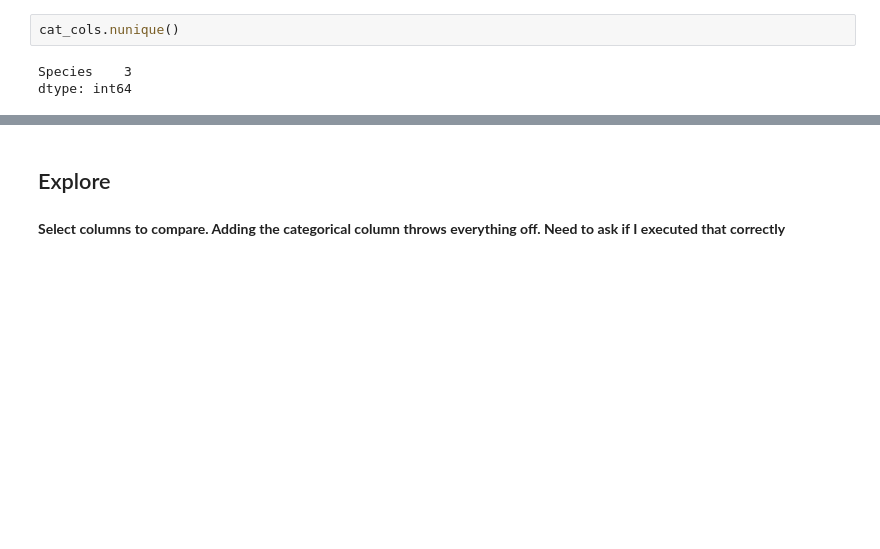
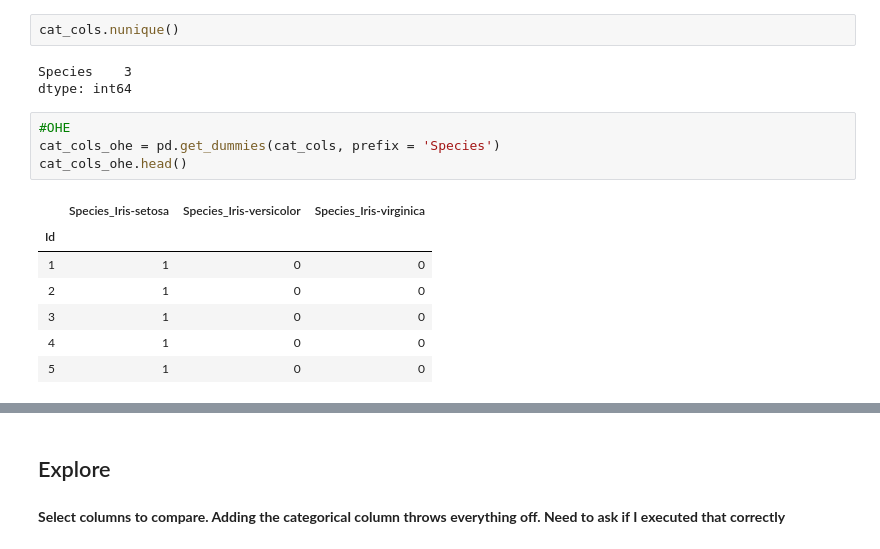
Before and after one commit to lauren-esser/Hierarchial_Clustering_Practice, a Jupyter notebook: Hierarchal Clustering Practice.ipynb, the cells around one changed output, grey strips where cells are left out. Cells and saved outputs as stored; diff of their text form; blank space fills up the shorter version.

```diff
--- a/Hierarchal Clustering Practice.ipynb
+++ b/Hierarchal Clustering Practice.ipynb
@@ -114,4 +130,16 @@ cat_cols.nunique()
 # %% [output]
 Species    3
 dtype: int64
+# %%
+#OHE
+cat_cols_ohe = pd.get_dummies(cat_cols, prefix = 'Species')
+cat_cols_ohe.head()
+# %% [output]
+|  | Species_Iris-setosa | Species_Iris-versicolor | Species_Iris-virginica |
+| Id |  |  |  |
+| 1 | 1 | 0 | 0 |
+| 2 | 1 | 0 | 0 |
+| 3 | 1 | 0 | 0 |
+| 4 | 1 | 0 | 0 |
+| 5 | 1 | 0 | 0 |
 # %%
```
Also changed, not shown: parts of 8 cells of this notebook.
